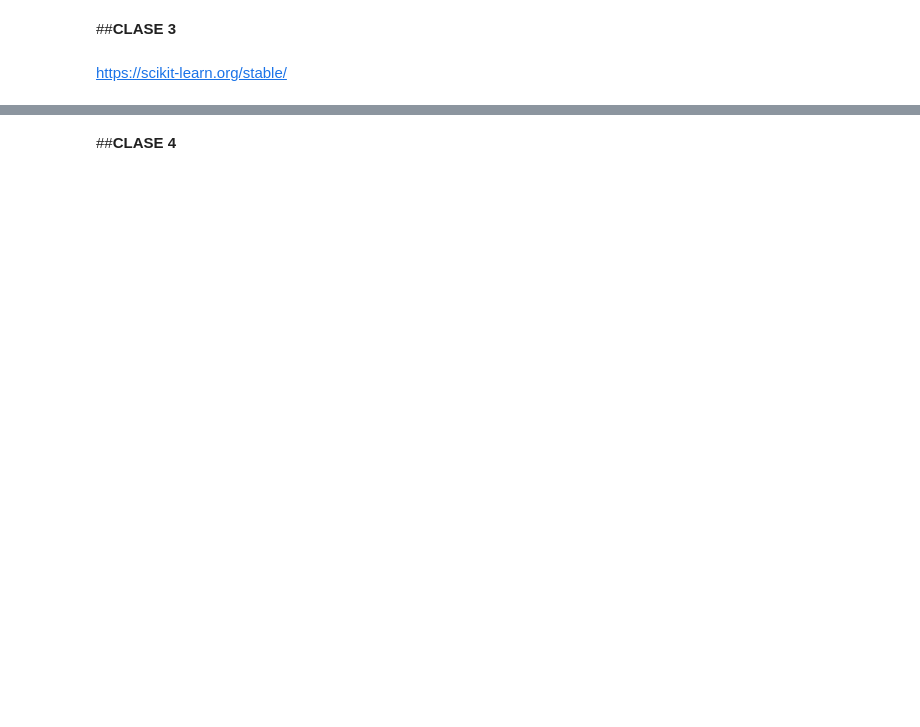
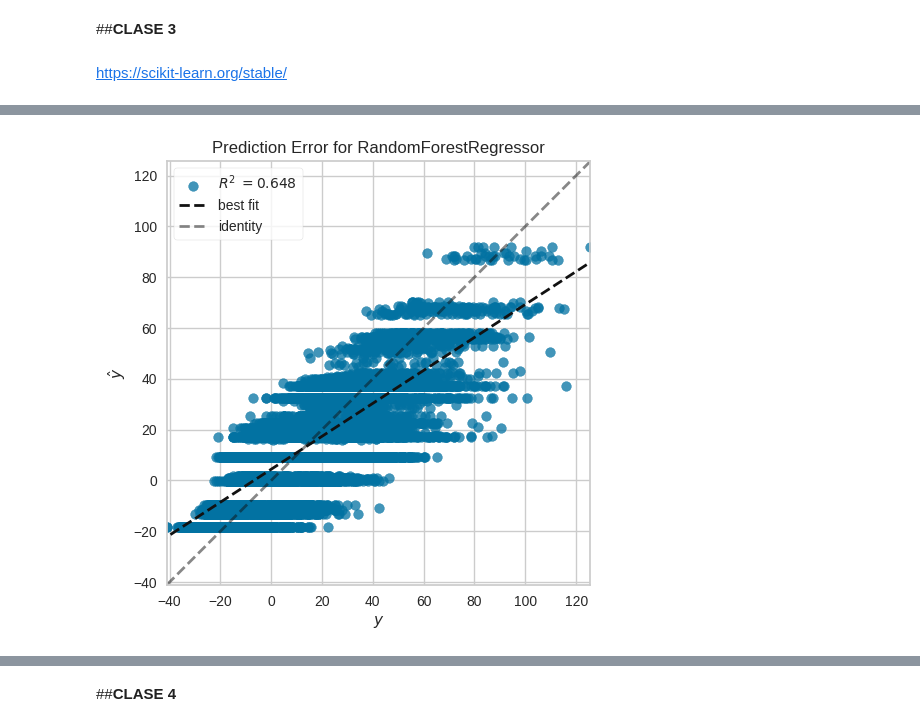
Before and after one commit to JLuceroVasquez/ia-aumentada-prevision-de-atrasos-de-vuelos, a Jupyter notebook: optimización_aeroportuaria.ipynb, the cells around one changed output, grey strips where cells are left out. Saved outputs shown, nothing was run; the diff lists cells and outputs as text; code cells hidden in the pictures; blank space fills up the shorter version.

```diff
--- a/optimización_aeroportuaria.ipynb
+++ b/optimización_aeroportuaria.ipynb
@@ -513,0 +541,23 @@ https://scikit-learn.org/stable/
+# %%
+#Ciclo for para probar distintas estrategias del DummyRegressor
+estrategias = ['mean', 'median', ('quantile',0.25), ('constant',0.1)]
+
+for estrategia in estrategias:
+  if isinstance(estrategia, tuple):
+    estrategia, valor = estrategia
+    if estrategia == 'quantile':
+      modelo = DummyRegressor(strategy=estrategia, quantile=valor)
+    if estrategia == 'constant':
+      modelo = DummyRegressor(strategy=estrategia, constant=valor)
+  else:
+    modelo = DummyRegressor(strategy=estrategia)
+
+  modelo.fit(X_train, y_train)
+  y_pred = modelo.predict(X_test)
+  evaluacion = evaluarRegresion(y_test, y_pred)
+
+  print(f'Evaluación de la estrategia {estrategia}:')
+  print('--'*20)
+  for metrica, valor in evaluacion.items():
+    print(f'{metrica}: {valor}')
+    print('\n')
@@ -513,0 +584,15 @@ https://scikit-learn.org/stable/
+# %%
+#Configuración y entrenamiedo del modelo RandomForestRegressor
+modelo_rf = RandomForestRegressor(max_depth=5, random_state=42)
+modelo_rf.fit(X_train, y_train)
+
+#Predicción de y para X_test (regresores de prueba)
+y_pred = modelo_rf.predict(X_test)
+
+#Evaluación del modelo a partir de métricas
+evaluacion = evaluarRegresion(y_test, y_pred)
+print(f'Evaluación del modelo RandomForest:')
+print('--'*20)
+for metrica, valor in evaluacion.items():
+  print(f'{metrica}: {valor}')
+  print('\n')
@@ -513,0 +609,8 @@ https://scikit-learn.org/stable/
+# %%
+#Gráfico del error de la predicción
+'''
+Cuánto más cerca esté la recta 'best_fit' de 'identity', más exacto es el modelo
+'''
+visualizacion = prediction_error(modelo_rf, X_train, y_train, X_test, y_test);
+# %% [output]
+[figure, added]
```
Also changed, not shown: parts of 14 cells of this notebook.
